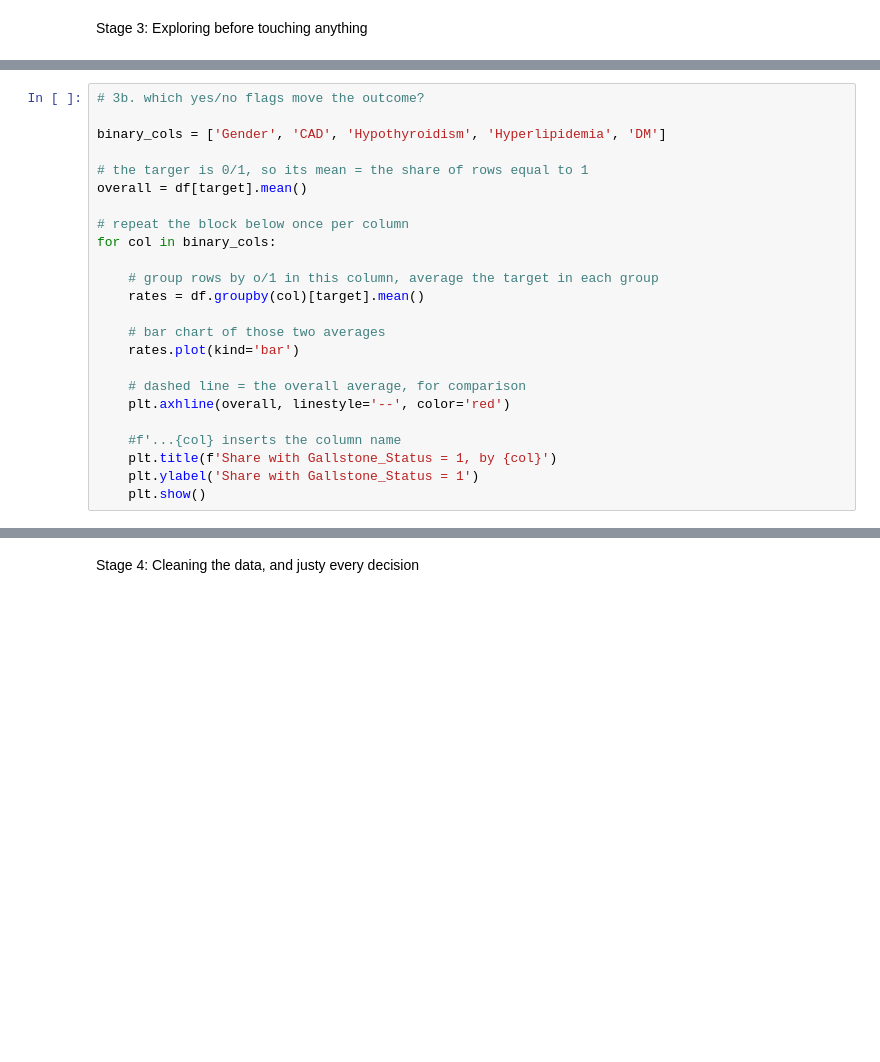
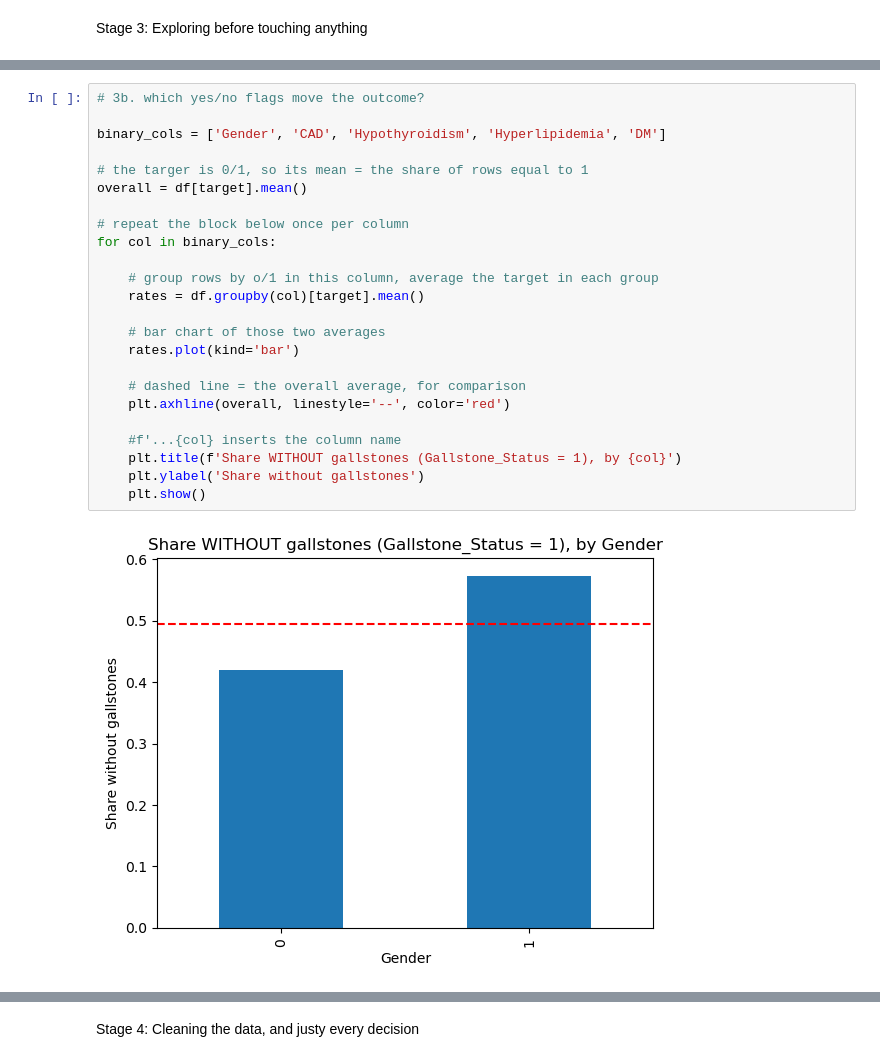
Before and after one commit to SR-Modi/GallStone_Project, a Jupyter notebook: DataProcessing_Complete.ipynb, the cells around one changed output, grey strips where cells are left out. Saved outputs shown, nothing was run; the diff lists cells and outputs as text; blank space fills up the shorter version.

Commit message:
Document target coding (0 = gallstones, 1 = none); fix plot labels; fix feature_groups cell

```diff
--- a/DataProcessing_Complete.ipynb
+++ b/DataProcessing_Complete.ipynb
@@ -207,24 +304,26 @@ plt.show()
 # %%
 # 3b. which yes/no flags move the outcome?
 
 binary_cols = ['Gender', 'CAD', 'Hypothyroidism', 'Hyperlipidemia', 'DM']
 
 # the targer is 0/1, so its mean = the share of rows equal to 1
 overall = df[target].mean()
 
 # repeat the block below once per column
 for col in binary_cols:
 
     # group rows by o/1 in this column, average the target in each group
     rates = df.groupby(col)[target].mean()
 
     # bar chart of those two averages
     rates.plot(kind='bar')
 
     # dashed line = the overall average, for comparison
     plt.axhline(overall, linestyle='--', color='red')
 
     #f'...{col} inserts the column name
-    plt.title(f'Share with Gallstone_Status = 1, by {col}')
-    plt.ylabel('Share with Gallstone_Status = 1')
+    plt.title(f'Share WITHOUT gallstones (Gallstone_Status = 1), by {col}')
+    plt.ylabel('Share without gallstones')
     plt.show()
+# %% [output]
+[figure, added]
```
Also changed, not shown: parts of 32 cells of this notebook, 1 other file.
